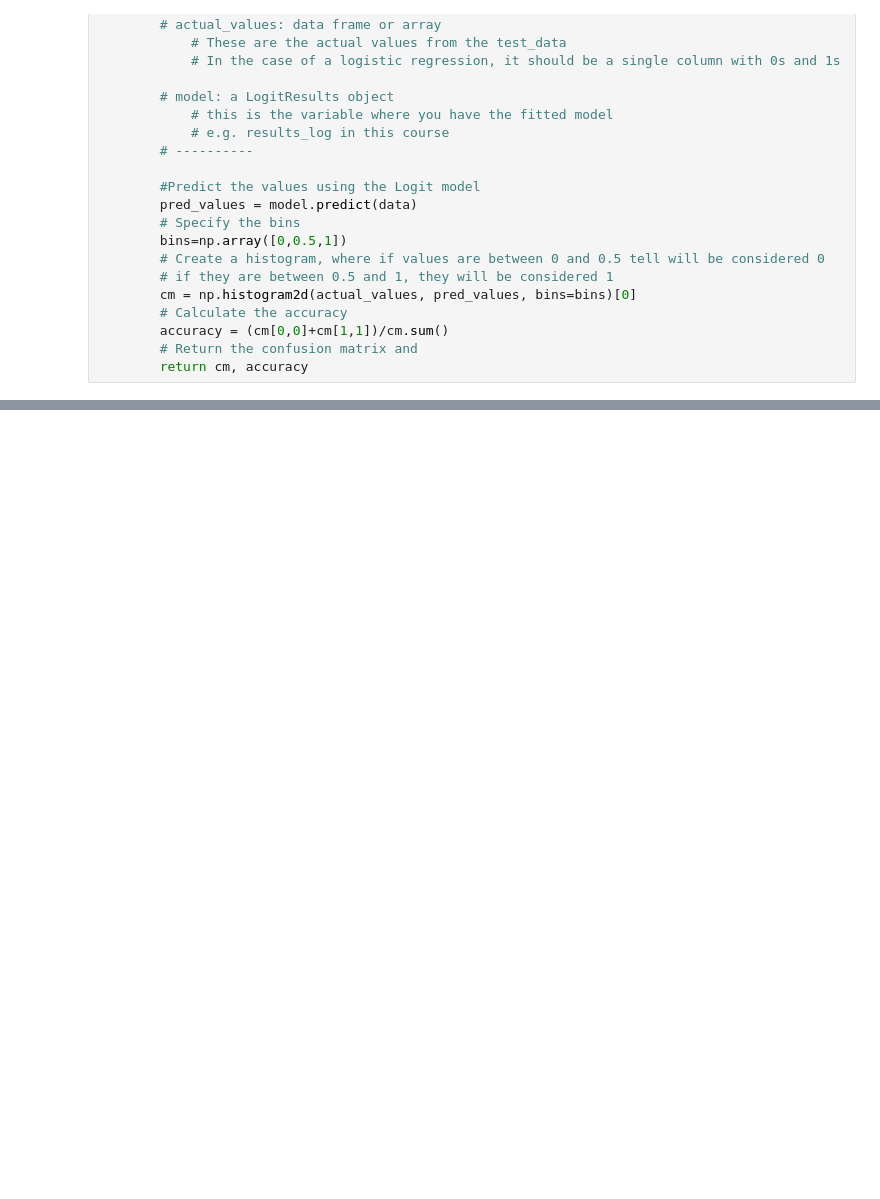
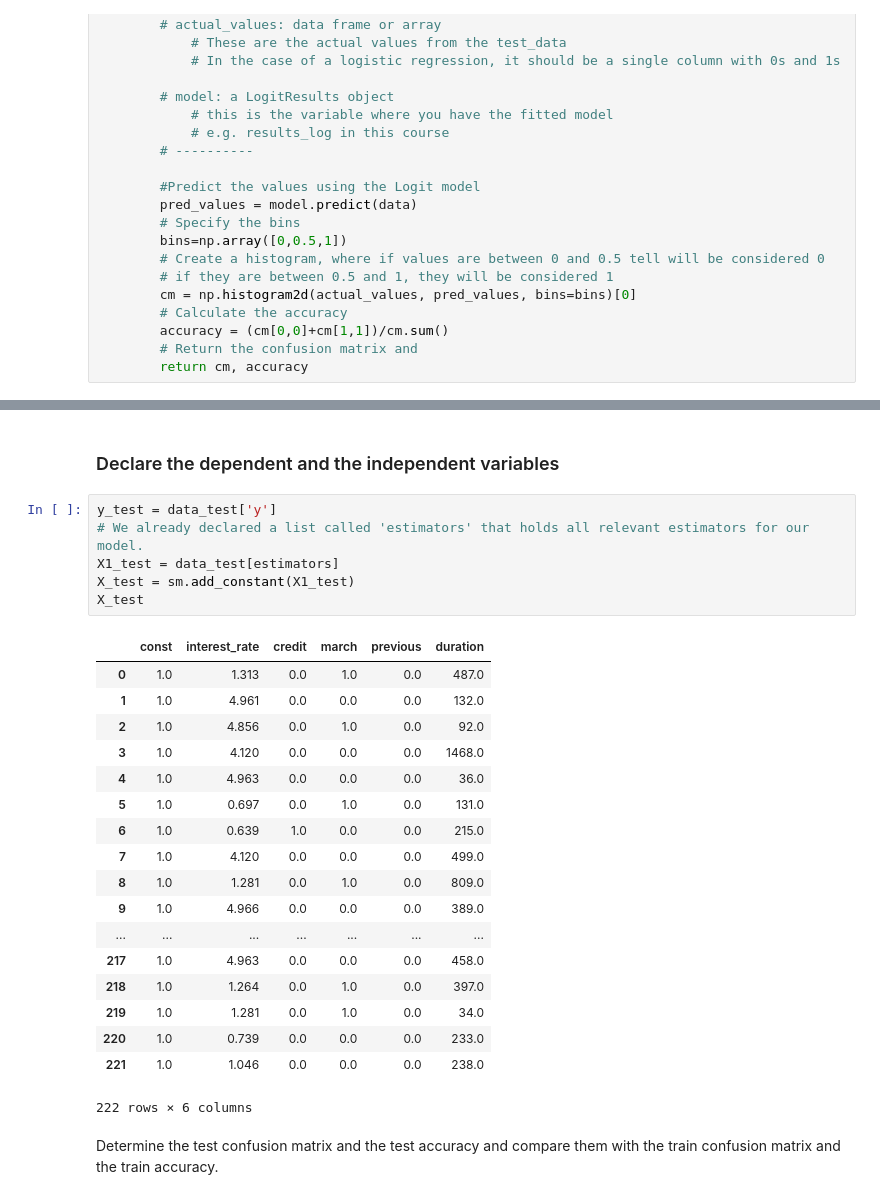
Before and after one commit to LaodeMFauzan/data-science-projects, a Jupyter notebook: regression-model/logistic-regression/Testing the Model - Solution.ipynb, the cells around one changed output, grey strips where cells are left out. Saved outputs shown, nothing was run; the diff lists cells and outputs as text; blank space fills up the shorter version.

```diff
--- a/regression-model/logistic-regression/Calculating the Accuracy of the Model - Solution.ipynb
+++ b/regression-model/logistic-regression/Testing the Model - Solution.ipynb
@@ -199,0 +241,29 @@ confusion_matrix(X,y,results_logit)
+# %% [markdown]
+### Declare the dependent and the independent variables
+# %%
+y_test = data_test['y']
+# We already declared a list called 'estimators' that holds all relevant estimators for our model.
+X1_test = data_test[estimators]
+X_test = sm.add_constant(X1_test)
+X_test
+# %% [output]
+|  | const | interest_rate | credit | march | previous | duration |
+| 0 | 1.0 | 1.313 | 0.0 | 1.0 | 0.0 | 487.0 |
+| 1 | 1.0 | 4.961 | 0.0 | 0.0 | 0.0 | 132.0 |
+| 2 | 1.0 | 4.856 | 0.0 | 1.0 | 0.0 | 92.0 |
+| 3 | 1.0 | 4.120 | 0.0 | 0.0 | 0.0 | 1468.0 |
+| 4 | 1.0 | 4.963 | 0.0 | 0.0 | 0.0 | 36.0 |
+| 5 | 1.0 | 0.697 | 0.0 | 1.0 | 0.0 | 131.0 |
+| 6 | 1.0 | 0.639 | 1.0 | 0.0 | 0.0 | 215.0 |
+| 7 | 1.0 | 4.120 | 0.0 | 0.0 | 0.0 | 499.0 |
+| 8 | 1.0 | 1.281 | 0.0 | 1.0 | 0.0 | 809.0 |
+| 9 | 1.0 | 4.966 | 0.0 | 0.0 | 0.0 | 389.0 |
+| ... | ... | ... | ... | ... | ... | ... |
+| 217 | 1.0 | 4.963 | 0.0 | 0.0 | 0.0 | 458.0 |
+| 218 | 1.0 | 1.264 | 0.0 | 1.0 | 0.0 | 397.0 |
+| 219 | 1.0 | 1.281 | 0.0 | 1.0 | 0.0 | 34.0 |
+| 220 | 1.0 | 0.739 | 0.0 | 0.0 | 0.0 | 233.0 |
+| 221 | 1.0 | 1.046 | 0.0 | 0.0 | 0.0 | 238.0 |
+222 rows × 6 columns
+# %% [markdown]
+Determine the test confusion matrix and the test accuracy and compare them with the train confusion matrix and the train accuracy.
```
Also changed, not shown: parts of 20 cells of this notebook, 9 other files.
